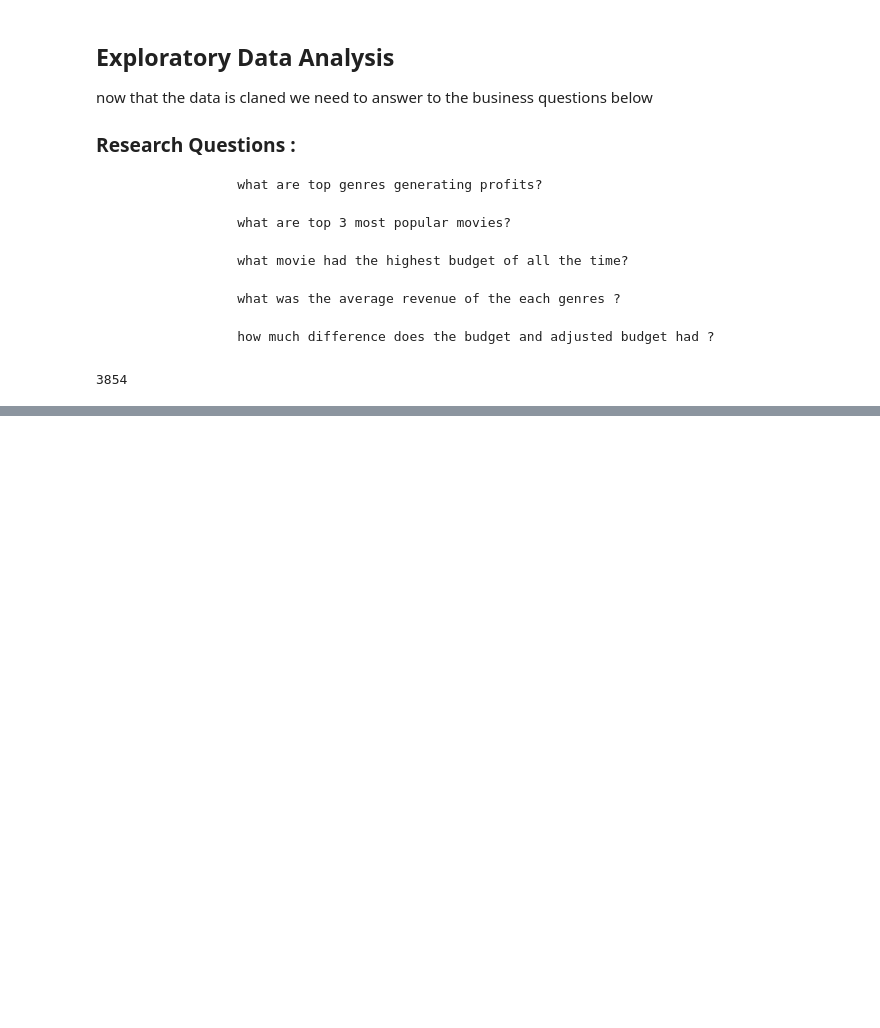
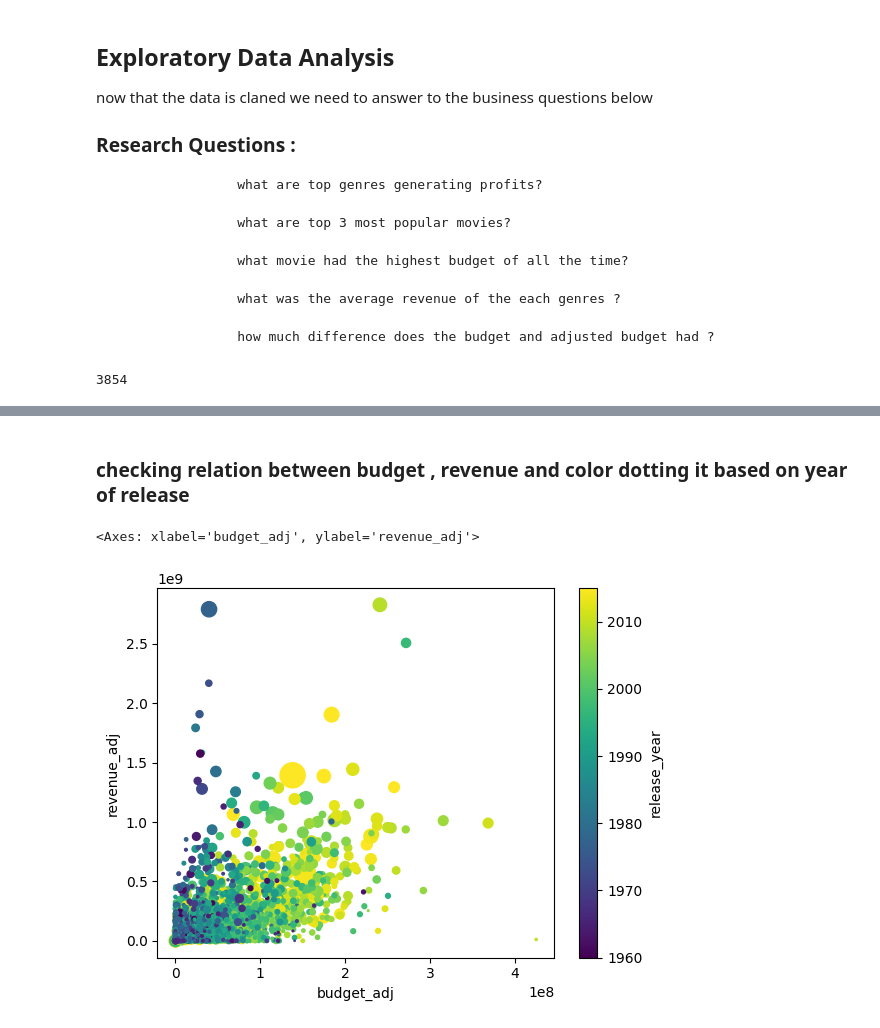
Before and after one commit to Jawid-Arabzada/tmdb_movies_analysis, a Jupyter notebook: tmdb_movie_analysis.ipynb, the cells around one changed output, grey strips where cells are left out. Drawn from its saved outputs; the diff is of its cells as text; code cells hidden in the pictures; blank space fills up the shorter version.

```diff
--- a/tmdb_movie_analysis.ipynb
+++ b/tmdb_movie_analysis.ipynb
@@ -341,0 +500,7 @@ IndexError: index 0 is out of bounds for axis 0 with size 0
+# %% [markdown]
+### checking relation between budget , revenue and color dotting it based on year of release
+# %%
+df.plot.scatter(x='budget_adj', y='revenue_adj', s=df['popularity']*10, c='release_year', colormap='viridis')
+# %% [output]
+<Axes: xlabel='budget_adj', ylabel='revenue_adj'>
+[figure, added]
```
Also changed, not shown: parts of 21 cells of this notebook.
